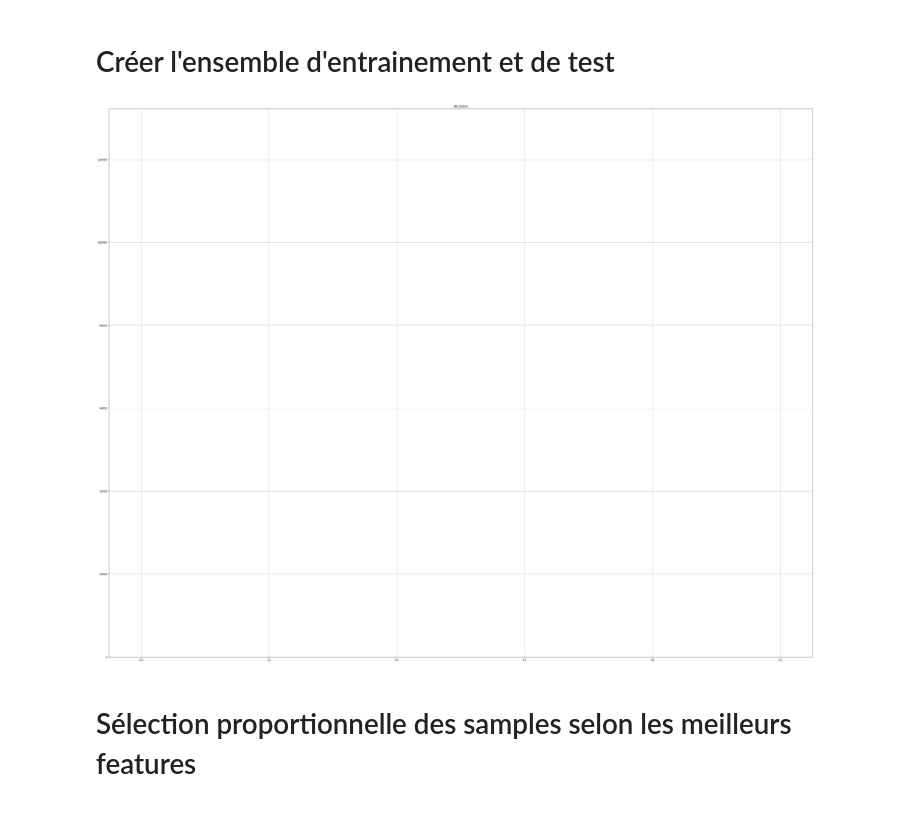
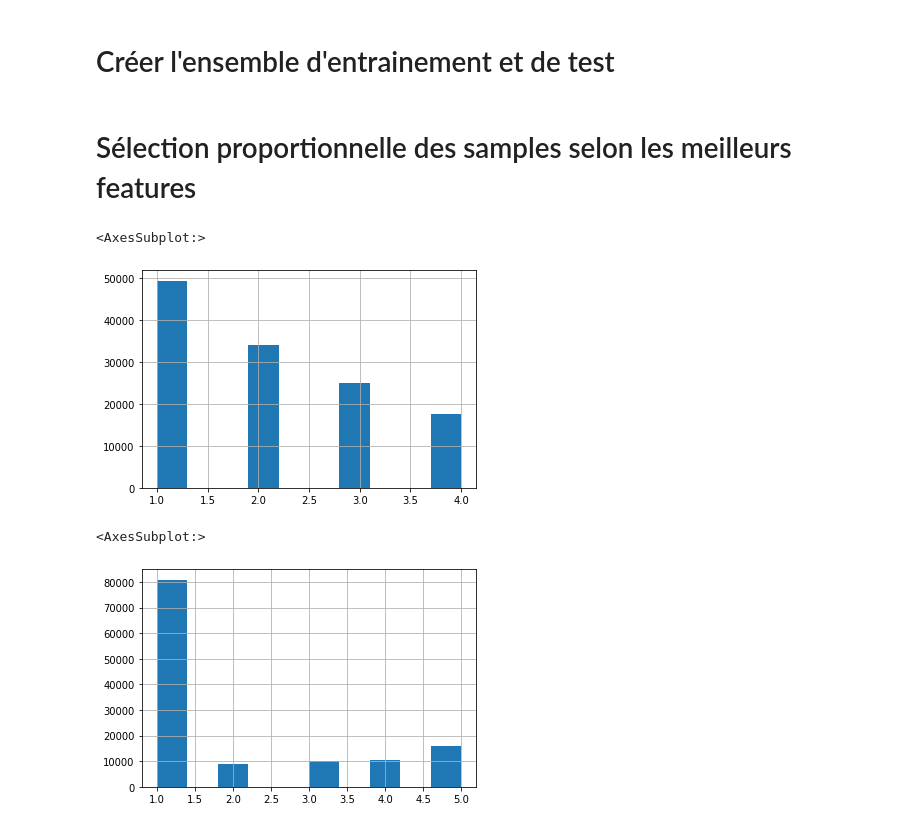
Before and after one commit to Bilou75019/KDD-project, a Jupyter notebook: Projet.ipynb, the cells around one changed output. Saved outputs shown, nothing was run; the diff lists cells and outputs as text; code cells hidden in the pictures.

```diff
--- a/Projet.ipynb
+++ b/Projet.ipynb
@@ -69,9 +77,3 @@ print(numeric_cols)
 ['duration', 'src_bytes', 'dst_bytes', 'wrong_fragment', 'urgent', 'hot', 'num_failed_logins', 'num_compromised', 'num_root', 'num_file_creations', 'num_shells', 'num_access_files', 'num_outbound_cmds ...
 # %% [markdown]
 # Créer l'ensemble d'entrainement et de test
-# %%
-import matplotlib.pyplot as plt
-df.hist(bins=10000, figsize=(50,40), column="dst_bytes")
-plt.show()
-# %% [output]
-[figure, removed]
@@ -78,2 +89,18 @@ plt.show()
 # %% [markdown]
 # Sélection proportionnelle des samples selon les meilleurs features
+# %%
+df["to_prop"] = pd.cut(df["src_bytes"],
+                           bins=[-1, 0, 220, 350, np.inf],
+                               labels=[1, 2, 3, 4])
+df["to_prop"].hist()
+# %% [output]
+<AxesSubplot:>
+[figure, added]
+# %%
+df["to_prop"] = pd.cut(df["dst_bytes"],
+                           bins=[-1, 200, 350, 1000, 2500, np.inf],
+                               labels=[1, 2, 3, 4, 5])
+df["to_prop"].hist()
+# %% [output]
+<AxesSubplot:>
+[figure, added]
```
Also changed, not shown: parts of 31 cells of this notebook.
